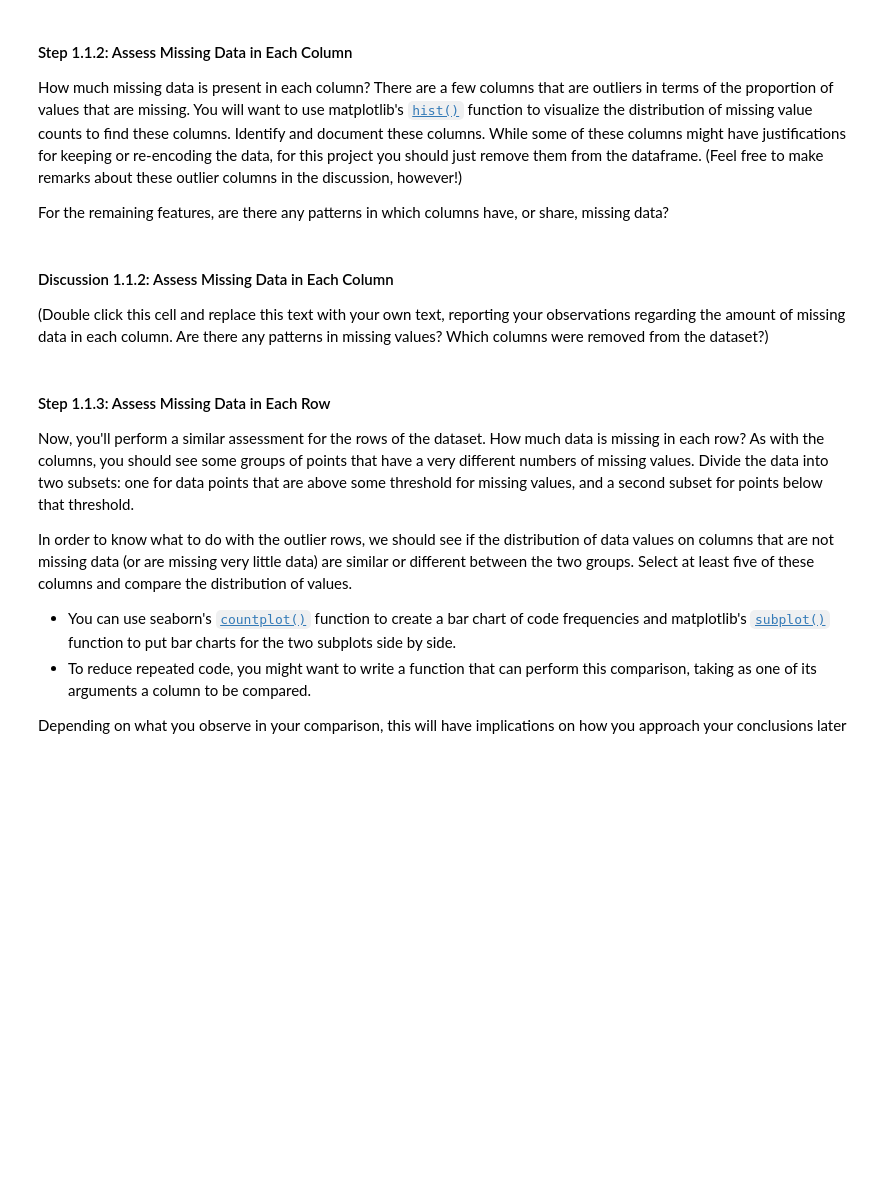
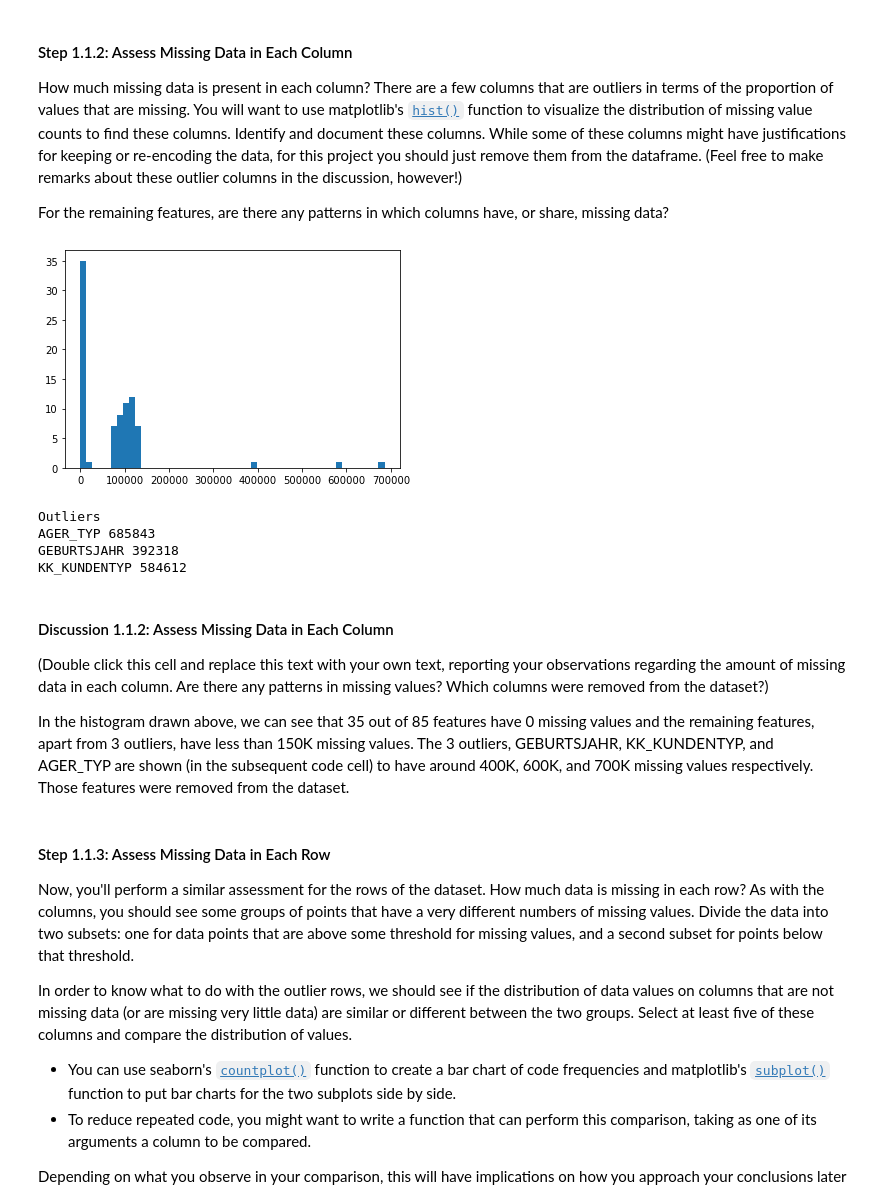
Before and after one commit to alexgeorgousis/customer-segments, a Jupyter notebook: Identify_Customer_Segments.ipynb, the cells around one changed output. Saved outputs shown, nothing was run; the diff lists cells and outputs as text; code cells hidden in the pictures; blank space fills up the shorter version.

Commit message:
feat: Analyse missing values to identify outliers

```diff
--- a/Identify_Customer_Segments.ipynb
+++ b/Identify_Customer_Segments.ipynb
@@ -126,6 +126,23 @@ For the remaining features, are there any patterns in which columns have, or sha
 # %%
 # Perform an assessment of how much missing data there is in each column of the
 # dataset.
+
+nan_counts = azdias.isna().sum()
+n, bins, patches = plt.hist(nan_counts.values, bins=50)
+plt.show()
+# %% [output]
+[figure, added]
+# %%
+# Find the 3 outliers and print their names and missing value counts.
+print("Outliers")
+for feat in nan_counts.index:
+    if nan_counts[feat] > 300000:
+        print(feat, nan_counts[feat])
+# %% [output]
+Outliers
+AGER_TYP 685843
+GEBURTSJAHR 392318
+KK_KUNDENTYP 584612
 # %%
 # Investigate patterns in the amount of missing data in each column.
 # %%
@@ -133,8 +150,9 @@ For the remaining features, are there any patterns in which columns have, or sha
 # engineering tasks such as re-encoding and imputation later.)
 # %% [markdown]
 #### Discussion 1.1.2: Assess Missing Data in Each Column
+(Double click this cell and replace this text with your own text, reporting your observations regarding the amount of missing data in each column. Are there any patterns in missing values? Which columns were removed from the dataset?)
 
-(Double click this cell and replace this text with your own text, reporting your observations regarding the amount of missing data in each column. Are there any patterns in missing values? Which columns were removed from the dataset?)
+In the histogram drawn above, we can see that 35 out of 85 features have 0 missing values and the remaining features, apart from 3 outliers, have less than 150K missing values. The 3 outliers, GEBURTSJAHR, KK_KUNDENTYP, and AGER_TYP are shown (in the subsequent code cell) to have around 400K, 600K, and 700K missing values respectively. Those features were removed from the dataset.
 # %% [markdown]
 #### Step 1.1.3: Assess Missing Data in Each Row
 
```
